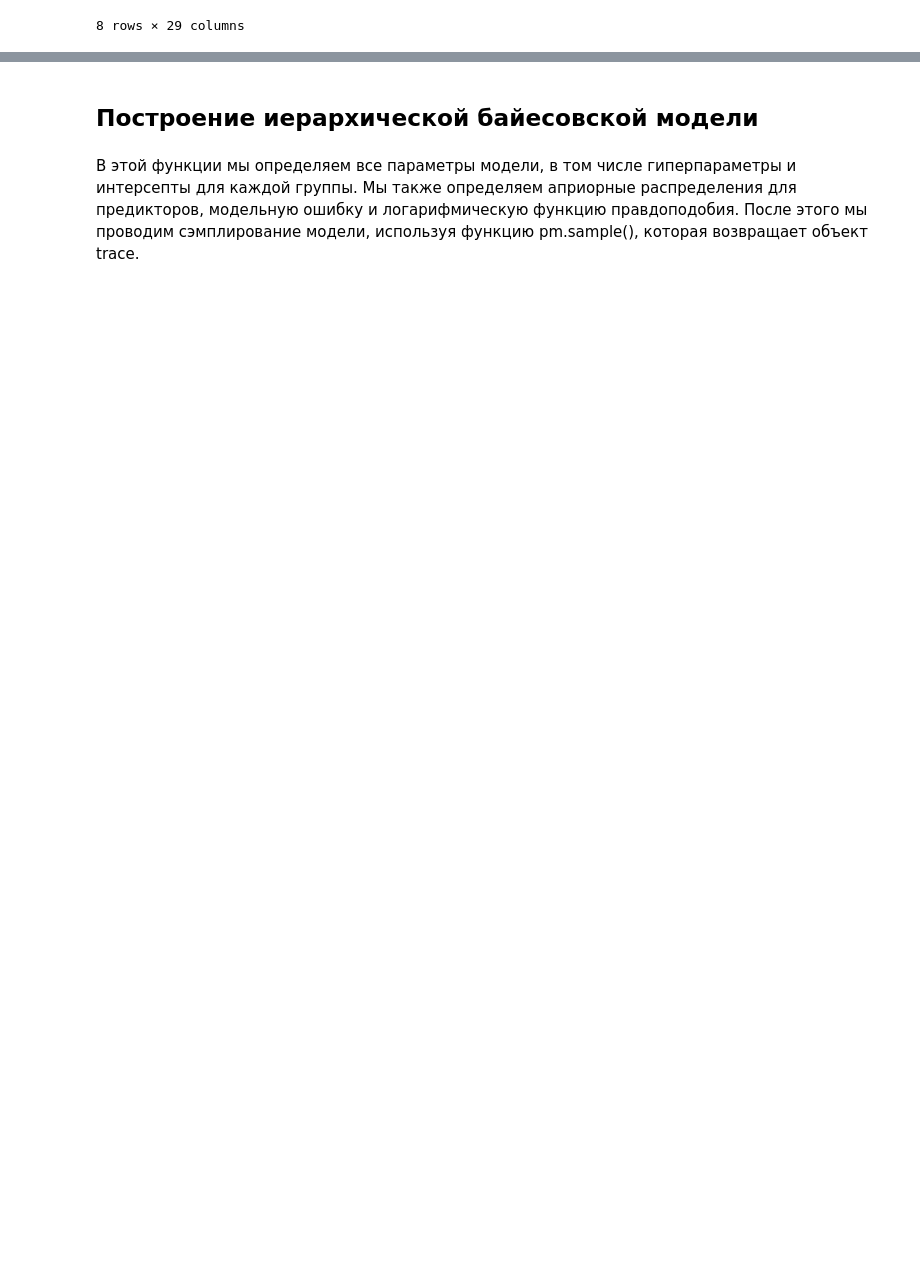
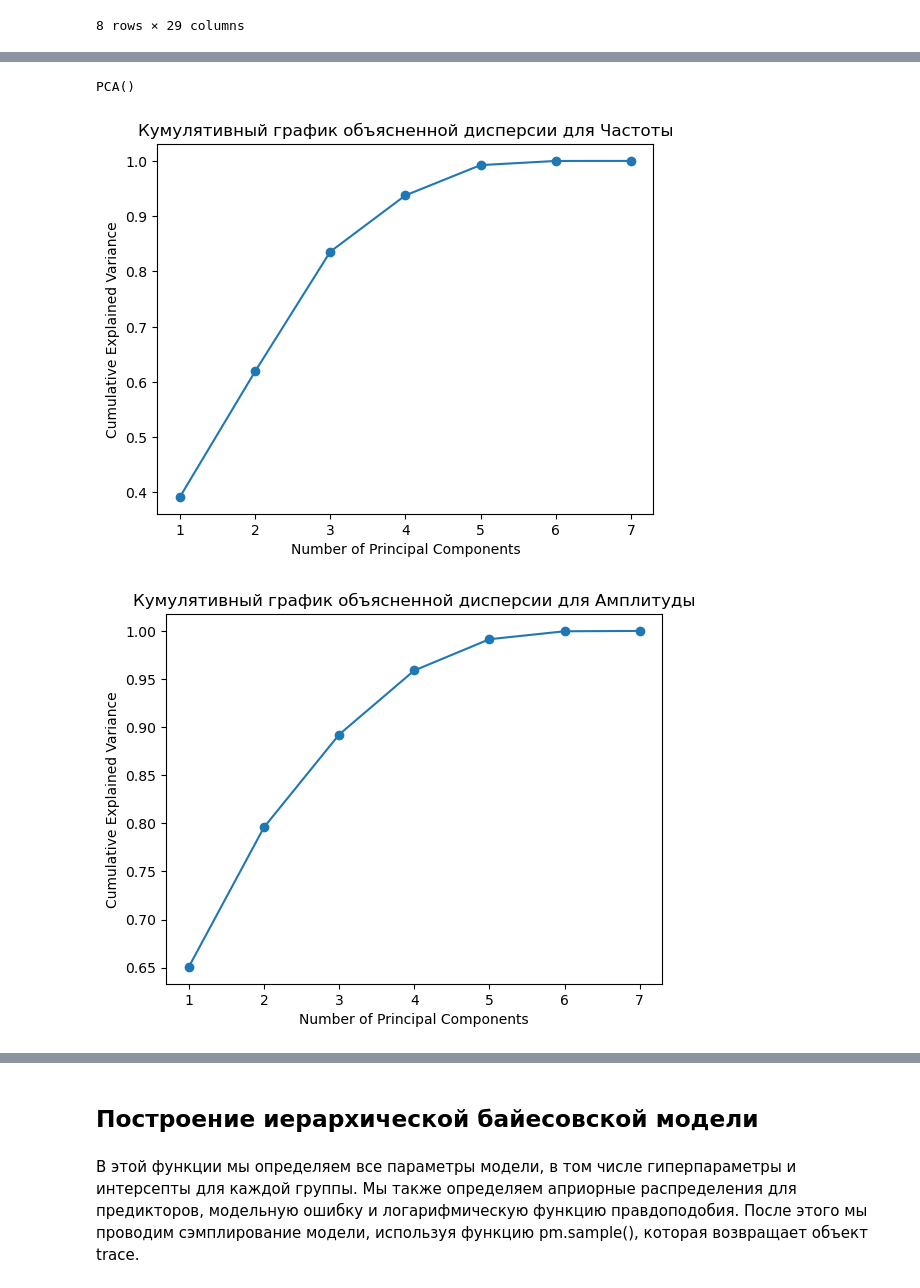
Before and after one commit to maximka65/Hierarchical_Bayesian_modeling, a Jupyter notebook: eyes_tremor_analysis.ipynb, the cells around one changed output, grey strips where cells are left out. Saved outputs shown, nothing was run; the diff lists cells and outputs as text; code cells hidden in the pictures; blank space fills up the shorter version.

```diff
--- a/eyes_tremor_analysis.ipynb
+++ b/eyes_tremor_analysis.ipynb
@@ -172,0 +131,42 @@ df.to_csv('clean.csv')
+# %%
+from sklearn.decomposition import PCA
+from sklearn.preprocessing import StandardScaler
+
+data_group1 = df[['mof', 'ft04', 'ft45', 'ft56', 'ft67', 'ft71', 'ft110']]
+
+data_group2 = df[['moA', 'At04', 'At45', 'At56', 'At67', 'At71', 'At110']]
+
+data_group3 = df[['0.2', '0.4', '0.6', '0.8', '1.0', '3.0', '6.0', '8.0', '10.0']]
+
+# Standardize the data
+scaler = StandardScaler()
+data_group1_scaled = scaler.fit_transform(data_group1)
+data_group2_scaled = scaler.fit_transform(data_group2)
+data_group3_scaled = scaler.fit_transform(data_group3)
+
+# Perform PCA on each group
+pca_group1 = PCA()
+pca_group2 = PCA()
+pca_group3 = PCA()
+
+pca_group1.fit(data_group1_scaled)
+pca_group2.fit(data_group2_scaled)
+pca_group3.fit(data_group3_scaled)
+# %% [output]
+PCA()
+# %%
+def plot_pca_results(pca, group_name):
+    plt.figure()
+    plt.plot(range(1, len(pca.explained_variance_ratio_) + 1), np.cumsum(pca.explained_variance_ratio_), marker='o')
+    plt.xlabel('Number of Principal Components')
+    plt.ylabel('Cumulative Explained Variance')
+    plt.title(f'Кумулятивный график объясненной дисперсии для {group_name}')
+    plt.show()
+
+# Plot PCA results for each group
+plot_pca_results(pca_group1, 'Частоты')
+plot_pca_results(pca_group2, 'Амплитуды')
+plot_pca_results(pca_group3, 'Чувствительности')
+# %% [output]
+[figure, added]
+[figure, added]
```
Also changed, not shown: parts of 38 cells of this notebook, 1 other file.
